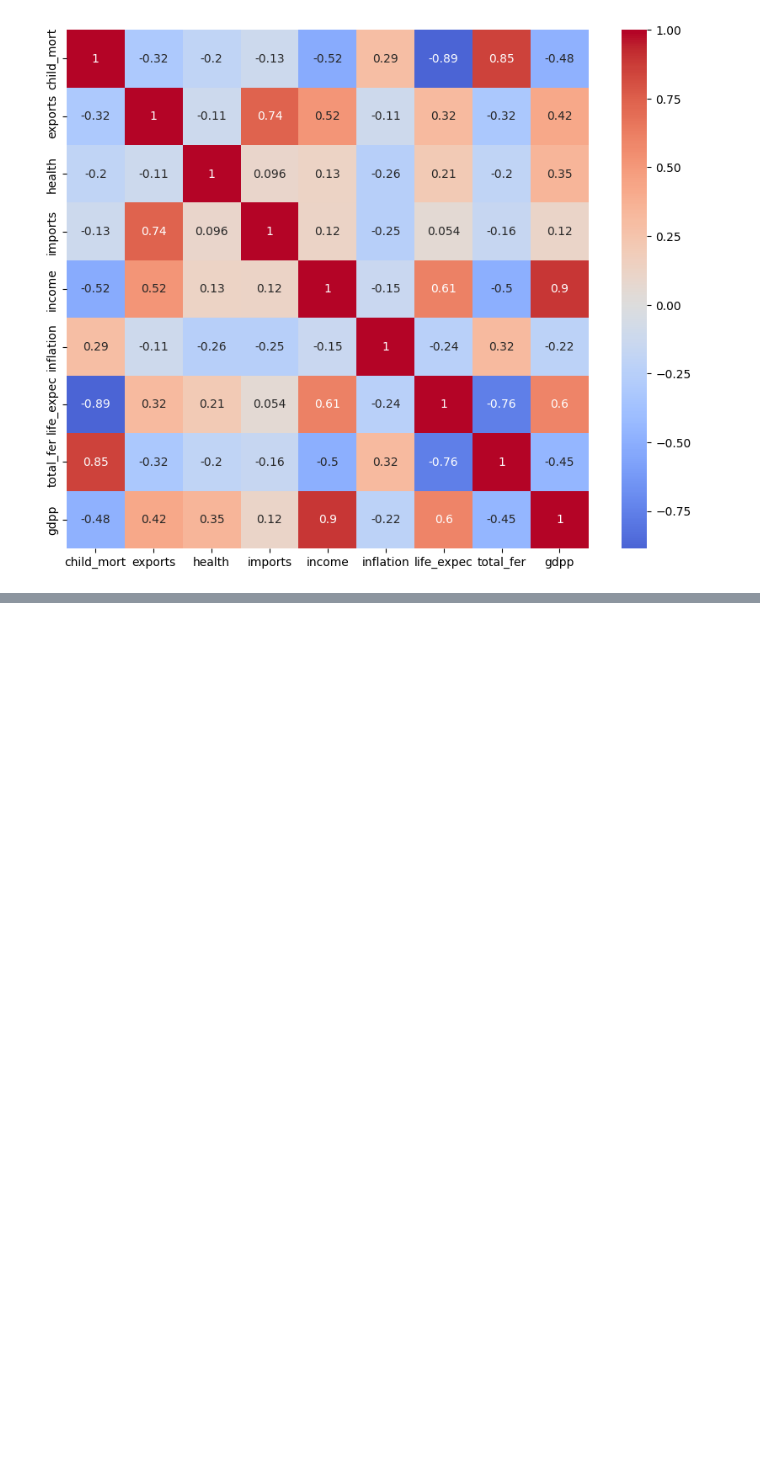
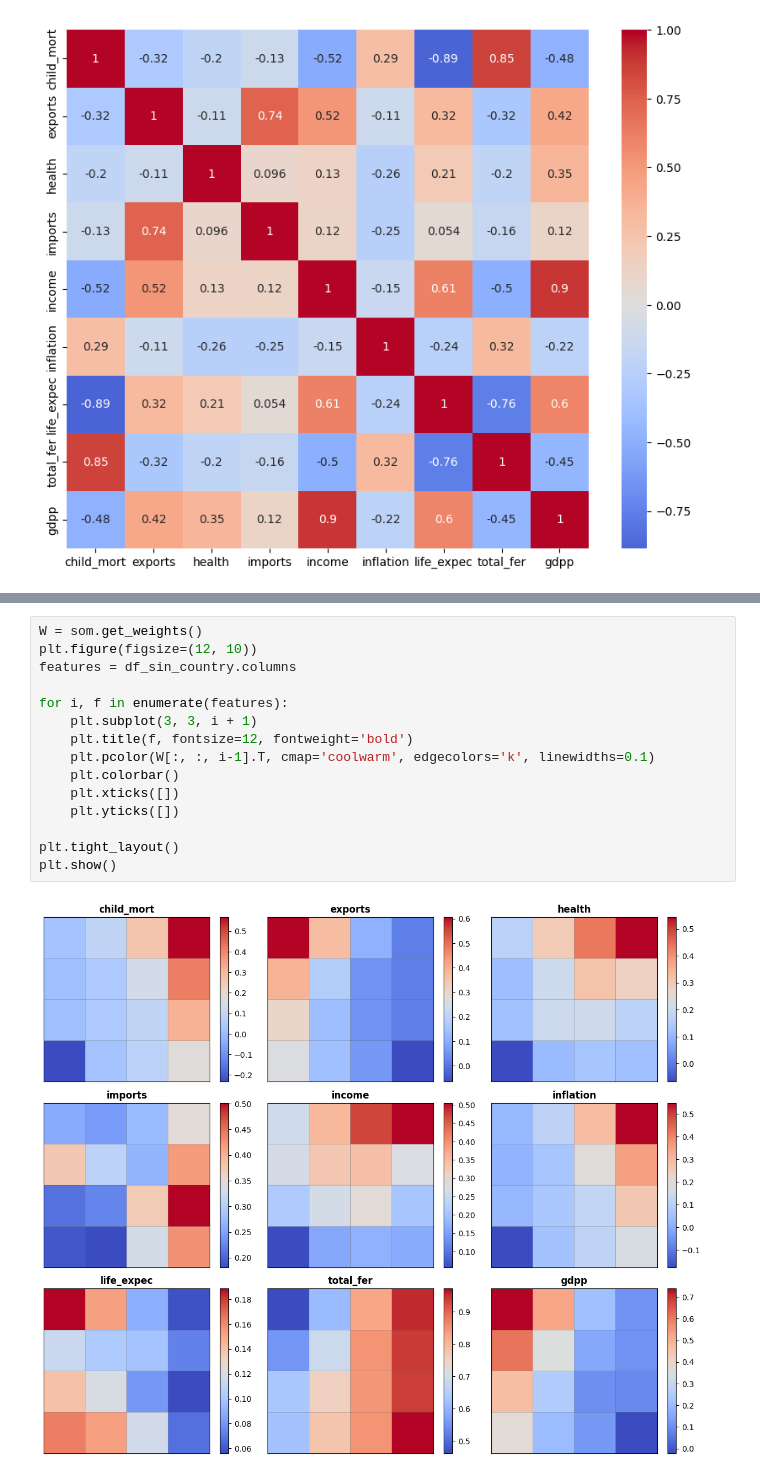
Before and after one commit to luis-sanchez-agulla/Grupo_3B_02_Mineros, a Jupyter notebook: PWI_Grupo2B.ipynb, the cells around one changed output, grey strips where cells are left out. Saved outputs shown, nothing was run; the diff lists cells and outputs as text; blank space fills up the shorter version.

```diff
--- a/PWI_Grupo2B.ipynb
+++ b/PWI_Grupo2B.ipynb
@@ -191,0 +241,17 @@ sns.heatmap(
+# %%
+W = som.get_weights()
+plt.figure(figsize=(12, 10))
+features = df_sin_country.columns
+
+for i, f in enumerate(features):
+    plt.subplot(3, 3, i + 1)
+    plt.title(f, fontsize=12, fontweight='bold')
+    plt.pcolor(W[:, :, i-1].T, cmap='coolwarm', edgecolors='k', linewidths=0.1)
+    plt.colorbar()
+    plt.xticks([])
+    plt.yticks([])
+
+plt.tight_layout()
+plt.show()
+# %% [output]
+[figure, added]
```
Also changed, not shown: parts of 9 cells of this notebook.
